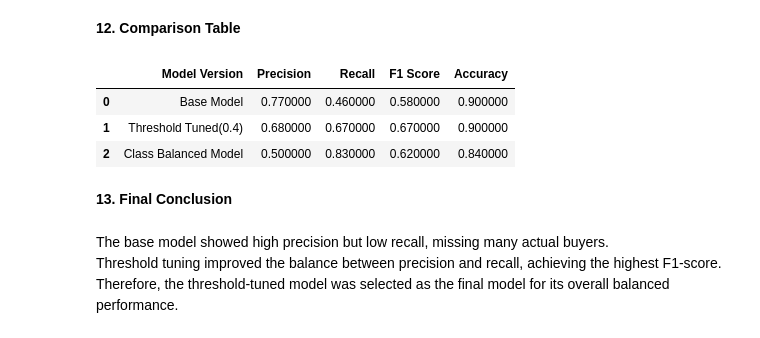
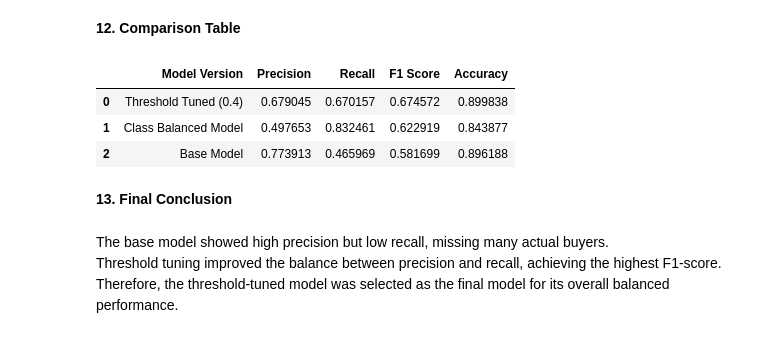
Before and after one commit to officialdishac/ShopSmart-Purchase-Prediction, a Jupyter notebook: shop_smart.ipynb, the cells around one changed output. Saved outputs shown, nothing was run; the diff lists cells and outputs as text; code cells hidden in the pictures.

```diff
--- a/shop_smart.ipynb
+++ b/shop_smart.ipynb
@@ -230,12 +204,15 @@ balanced_model.fit(X_train, y_train)
 y_pred_bal = balanced_model.predict(X_test)
 
 print("\n--- Class Balanced Model ---")
-print("Precision:", precision_score(y_test, y_pred_bal))
-print("Recall:", recall_score(y_test, y_pred_bal))
-print("F1 Score:", f1_score(y_test, y_pred_bal))
-print("Accuracy:", accuracy_score(y_test, y_pred_bal))
-print("Confusion Matrix:\n", confusion_matrix(y_test, y_pred_bal))
-print("\nClassification Report:\n", classification_report(y_test, y_pred_bal))
+bal_precision = precision_score(y_test, y_pred_bal)
+bal_recall = recall_score(y_test, y_pred_bal)
+bal_f1 = f1_score(y_test, y_pred_bal)
+bal_acc = accuracy_score(y_test, y_pred_bal)
+
+print("Precision:", bal_precision)
+print("Recall:", bal_recall)
+print("F1 Score:", bal_f1)
+print("Accuracy:", bal_acc)
 # %% [output]
 --- Class Balanced Model ---
 Precision: 0.49765258215962443
@@ -258,29 +222,28 @@ weighted avg       0.89      0.84      0.86      2466
 # %% [markdown]
 **12. Comparison Table**
 # %%
-comparison_df= pd.DataFrame({
+import pandas as pd
 
-"Model Version":[
-"Base Model",
-"Threshold Tuned(0.4)",
-"Class Balanced Model"
-],
+comparison_df = pd.DataFrame({
+    "Model Version": [
+        "Base Model",
+        "Threshold Tuned (0.4)",
+        "Class Balanced Model"
+    ],
+    "Precision": [base_precision, th_precision, bal_precision],
+    "Recall": [base_recall, th_recall, bal_recall],
+    "F1 Score": [base_f1, th_f1, bal_f1],
+    "Accuracy": [base_acc, th_acc, bal_acc]
+})
 
-"Precision":[0.77,0.68,0.50],
+comparison_df = comparison_df.sort_values(by="F1 Score", ascending=False).reset_index(drop=True)
 
-"Recall":[0.46,0.67,0.83],
-
-"F1 Score":[0.58,0.67,0.62],
-
-"Accuracy":[0.90,0.90,0.84]
-})
 comparison_df
-comparison_df.style.highlight_max(subset=["F1 Score"], color="lightgreen")
 # %% [output]
 |  | Model Version | Precision | Recall | F1 Score | Accuracy |
-| 0 | Base Model | 0.770000 | 0.460000 | 0.580000 | 0.900000 |
-| 1 | Threshold Tuned(0.4) | 0.680000 | 0.670000 | 0.670000 | 0.900000 |
-| 2 | Class Balanced Model | 0.500000 | 0.830000 | 0.620000 | 0.840000 |
+| 0 | Threshold Tuned (0.4) | 0.679045 | 0.670157 | 0.674572 | 0.899838 |
+| 1 | Class Balanced Model | 0.497653 | 0.832461 | 0.622919 | 0.843877 |
+| 2 | Base Model | 0.773913 | 0.465969 | 0.581699 | 0.896188 |
 # %% [markdown]
 **13. Final Conclusion**
 # %% [markdown]
```
Also changed, not shown: parts of 7 cells of this notebook, 1 other file.
